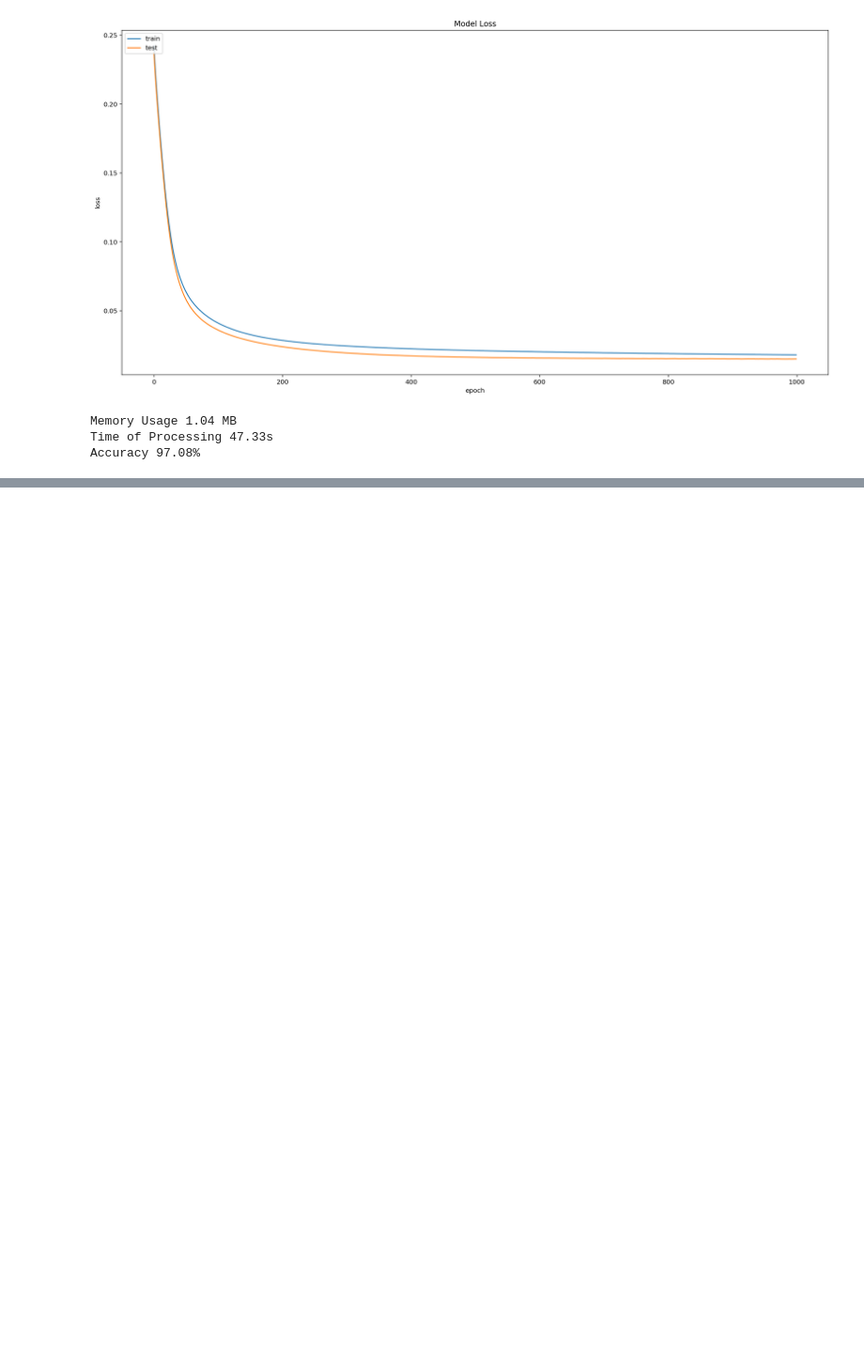
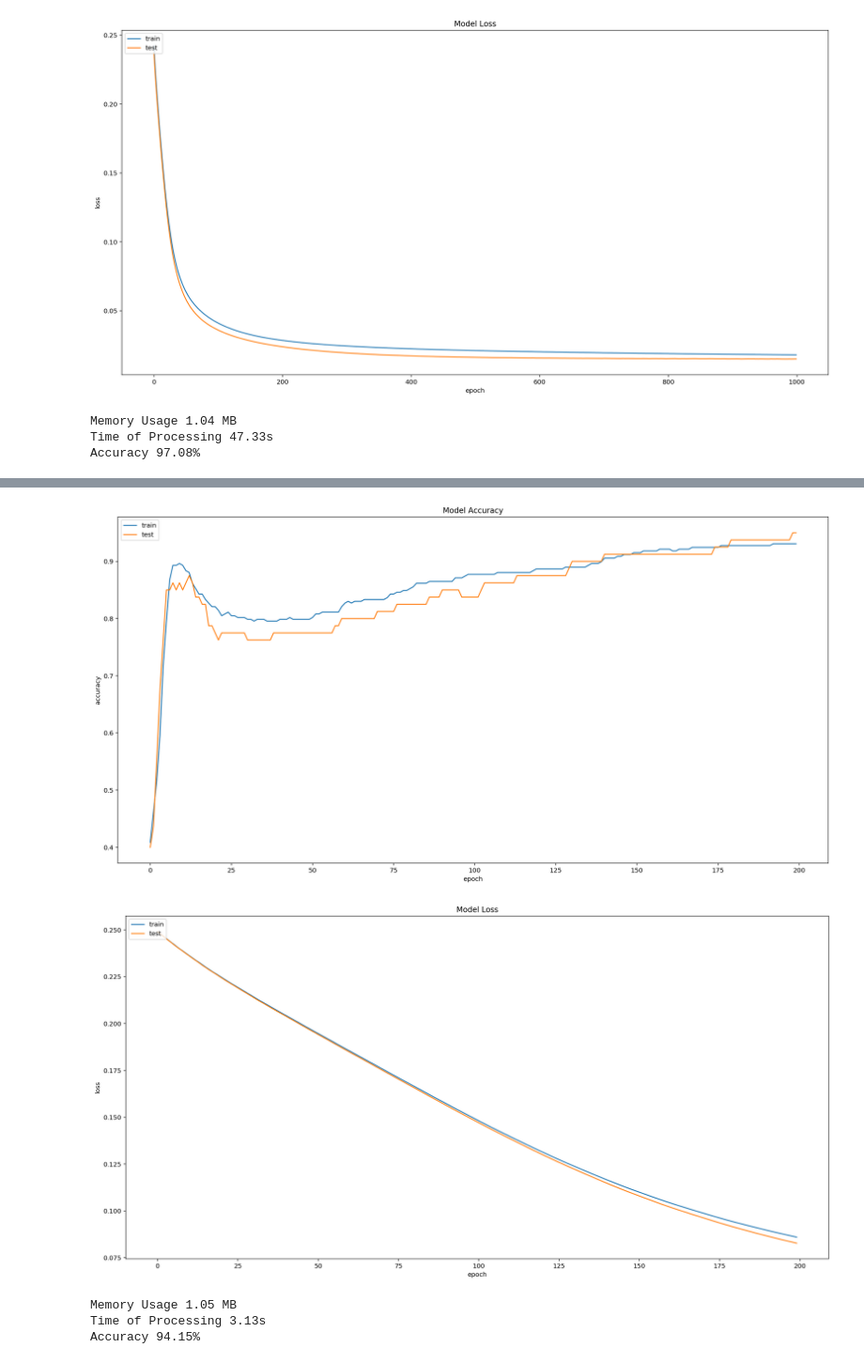
Before and after one commit to verissimomanoel/breast_cancer_wisconsin_diagnostic, a Jupyter notebook: Lista 3 - Manoel Verissimo.ipynb, the cells around one changed output, grey strips where cells are left out. Shown at 94% size. Saved outputs shown, nothing was run; the diff lists cells and outputs as text; code cells hidden in the pictures; blank space fills up the shorter version.

```diff
--- a/Lista 3 - Manoel Verissimo.ipynb
+++ b/Lista 3 - Manoel Verissimo.ipynb
@@ -366,0 +473,15 @@ Accuracy 97.08%
+# %%
+# Building the model 8
+model8 = Sequential()
+model8.add(Dense(128, input_dim=features.shape[1], kernel_initializer='random_uniform', bias_initializer='normal'))
+model8.add(Dense(64, activation='tanh'))
+model8.add(Dense(2, activation='sigmoid'))
+
+# Compile model with loss function, optmizer and metrics
+model8.compile(loss = 'mean_squared_error', optimizer='sgd', metrics=['accuracy'])
+model8.summary()
+
+# Training the model 8
+keras_history8 = KerasHistory()
+memory_usage = monitor(target=train(model8, X_train_norm, y_train, keras_history8, epochs=200, batch_size=60))
+keras_history8.memory_usage = memory_usage
@@ -366,0 +517,8 @@ Accuracy 97.08%
+# %%
+show_info(model8, X_test_norm, y_test, keras_history8)
+# %% [output]
+[figure, added]
+[figure, added]
+Memory Usage 1.05 MB
+Time of Processing 3.13s
+Accuracy 94.15%
```
Also changed, not shown: parts of 31 cells of this notebook.
